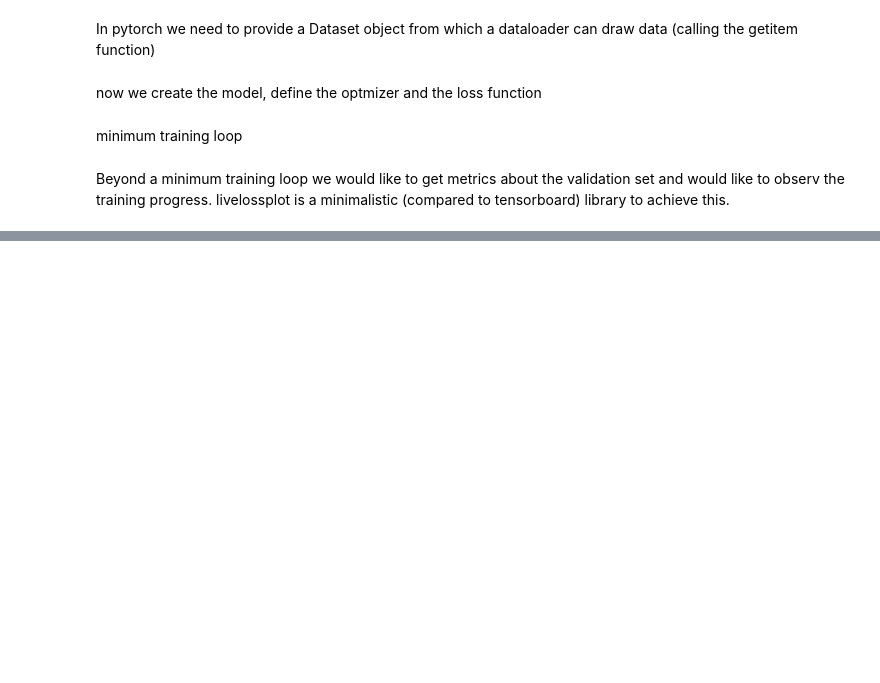
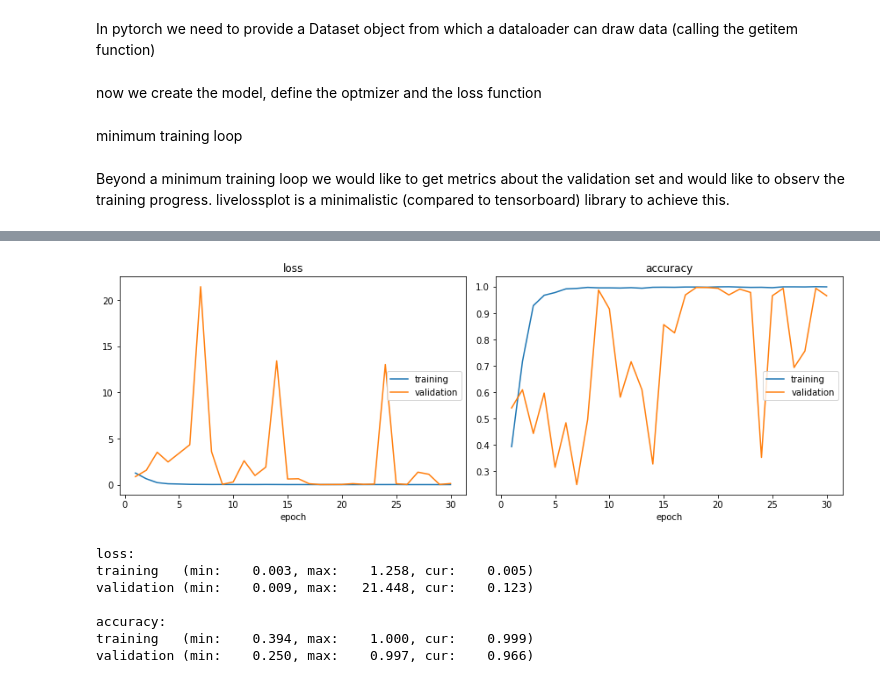
Before and after one commit to arechberger/model_lookilooki, a Jupyter notebook: notebooks/training.ipynb, the cells around one changed output, grey strips where cells are left out. Cells and saved outputs as stored; diff of their text form; code cells hidden in the pictures; blank space fills up the shorter version.

```diff
--- a/notebooks/training.ipynb
+++ b/notebooks/training.ipynb
@@ -195,3 +231,14 @@ validation (min:    0.438, max:    0.978, cur:    0.978)
+# %%
+liveloss.draw()
+# %% [output]
+[figure, added]
+loss:
+training   (min:    0.003, max:    1.258, cur:    0.005)
+validation (min:    0.009, max:   21.448, cur:    0.123)
+
+accuracy:
+training   (min:    0.394, max:    1.000, cur:    0.999)
+validation (min:    0.250, max:    0.997, cur:    0.966)
 # %%
 def plot_grad_flow(named_parameters):
     ave_grads = []
```
Also changed, not shown: parts of 10 cells of this notebook, 3 other files.
